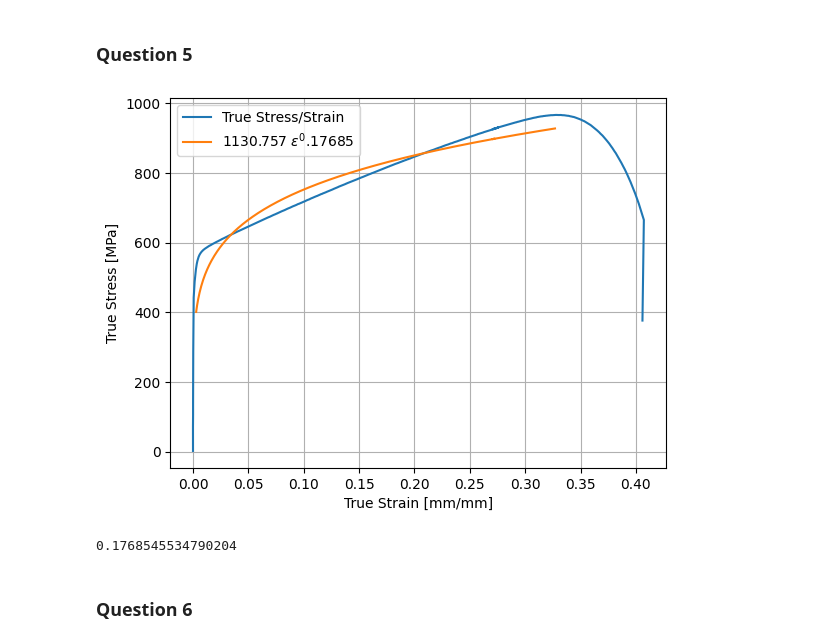
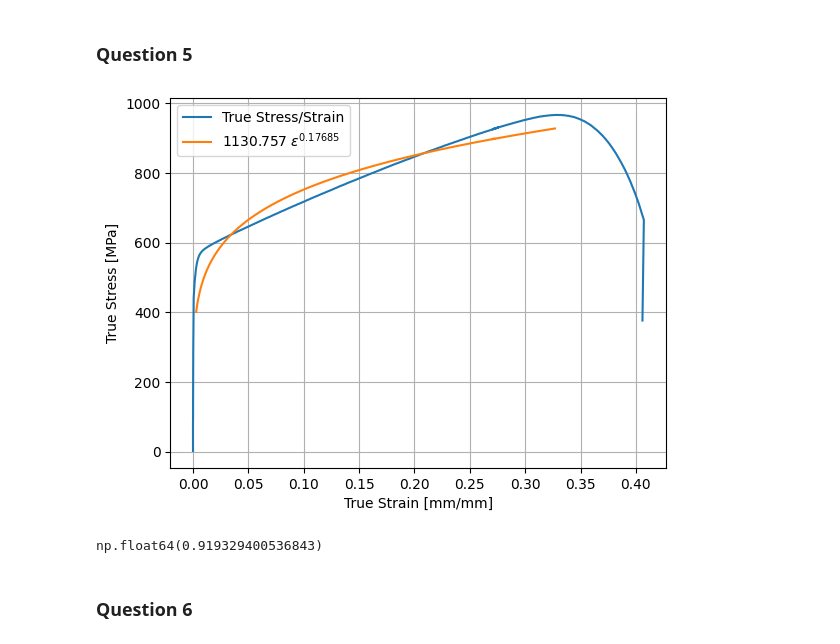
Before and after one commit to nglaser3/NPRE432_Materials, a Jupyter notebook: Lab2/Untitled.ipynb, the cells around one changed output. Cells and saved outputs as stored; diff of their text form; code cells hidden in the pictures.

```diff
--- a/Lab2/Untitled.ipynb
+++ b/Lab2/Untitled.ipynb
@@ -195,20 +195,19 @@ def r2(x,y,k,n):
 # %%
 x,y = get_true(0,723)
 _x,_y = get_true(get_closest(.00278,x),np.argmax(y))
 plt.plot(x,y,label='True Stress/Strain')
 K,n = sp.optimize.curve_fit(q5func,_x,_y)[0]
-plt.plot(_x,q5func(_x,K,n),label='{0} $\epsilon^{}$'.format(np.around(K,3),np.around(n,5)))
+plt.plot(_x,q5func(_x,K,n),label='1130.757 $\epsilon^{0.17685}$')
 plt.grid()
 plt.xlabel('True Strain [mm/mm]')
 plt.ylabel('True Stress [MPa]')
 plt.legend()
 plt.savefig('plots/q5_fit.png',dpi=600)
 plt.show()
-#r2(_x,_y,K,n)
-print(n)
+r2(_x,_y,K,n)
 # %% [output]
-[figure, old version]
+[figure, new version]
-0.1768545534790204
+np.float64(0.919329400536843)
 # %% [markdown]
 ### Question 6
 # %%
```
